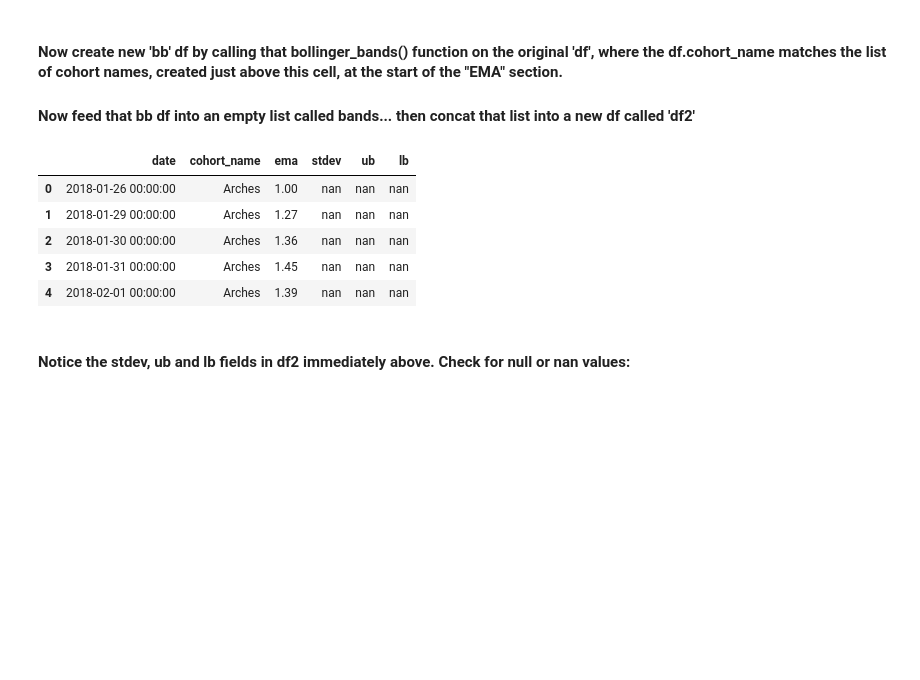
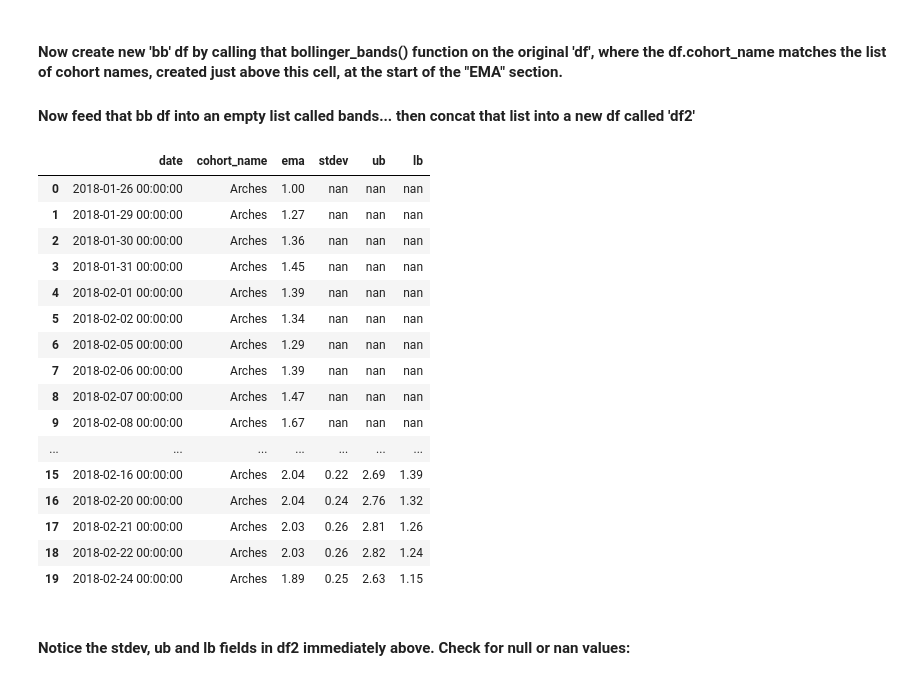
Before and after one commit to HackneyChad/ds-methodologies-exercises, a Jupyter notebook: anomaly_detection.ipynb, the cells around one changed output. Saved outputs shown, nothing was run; the diff lists cells and outputs as text; code cells hidden in the pictures; blank space fills up the shorter version.

```diff
--- a/anomaly_detection.ipynb
+++ b/anomaly_detection.ipynb
@@ -933,14 +994,25 @@ df2 = pd.concat(bands)
 
 # df2 = pd.concat(bands)
 # %%
-df2.head()
+df2.head(20)
 # %% [output]
 |  | date | cohort_name | ema | stdev | ub | lb |
 | 0 | 2018-01-26 00:00:00 | Arches | 1.00 | nan | nan | nan |
 | 1 | 2018-01-29 00:00:00 | Arches | 1.27 | nan | nan | nan |
 | 2 | 2018-01-30 00:00:00 | Arches | 1.36 | nan | nan | nan |
 | 3 | 2018-01-31 00:00:00 | Arches | 1.45 | nan | nan | nan |
 | 4 | 2018-02-01 00:00:00 | Arches | 1.39 | nan | nan | nan |
+| 5 | 2018-02-02 00:00:00 | Arches | 1.34 | nan | nan | nan |
+| 6 | 2018-02-05 00:00:00 | Arches | 1.29 | nan | nan | nan |
+| 7 | 2018-02-06 00:00:00 | Arches | 1.39 | nan | nan | nan |
+| 8 | 2018-02-07 00:00:00 | Arches | 1.47 | nan | nan | nan |
+| 9 | 2018-02-08 00:00:00 | Arches | 1.67 | nan | nan | nan |
+| ... | ... | ... | ... | ... | ... | ... |
+| 15 | 2018-02-16 00:00:00 | Arches | 2.04 | 0.22 | 2.69 | 1.39 |
+| 16 | 2018-02-20 00:00:00 | Arches | 2.04 | 0.24 | 2.76 | 1.32 |
+| 17 | 2018-02-21 00:00:00 | Arches | 2.03 | 0.26 | 2.81 | 1.26 |
+| 18 | 2018-02-22 00:00:00 | Arches | 2.03 | 0.26 | 2.82 | 1.24 |
+| 19 | 2018-02-24 00:00:00 | Arches | 1.89 | 0.25 | 2.63 | 1.15 |
 # %% [markdown]
 #### Notice the stdev, ub and lb fields in df2 immediately above.  Check for null or nan values:
 # %%
```
Also changed, not shown: parts of 18 cells of this notebook, 1 other file.
